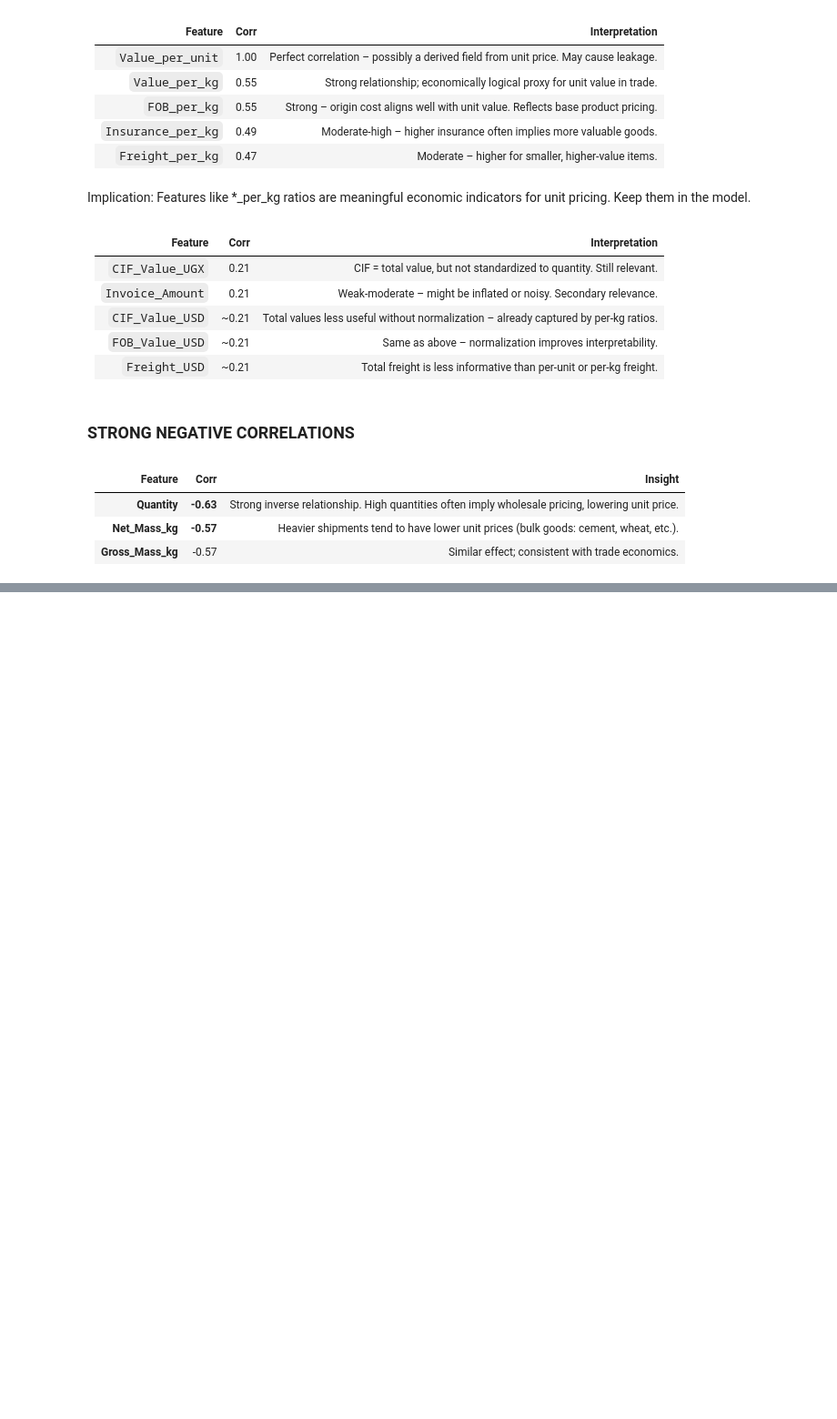
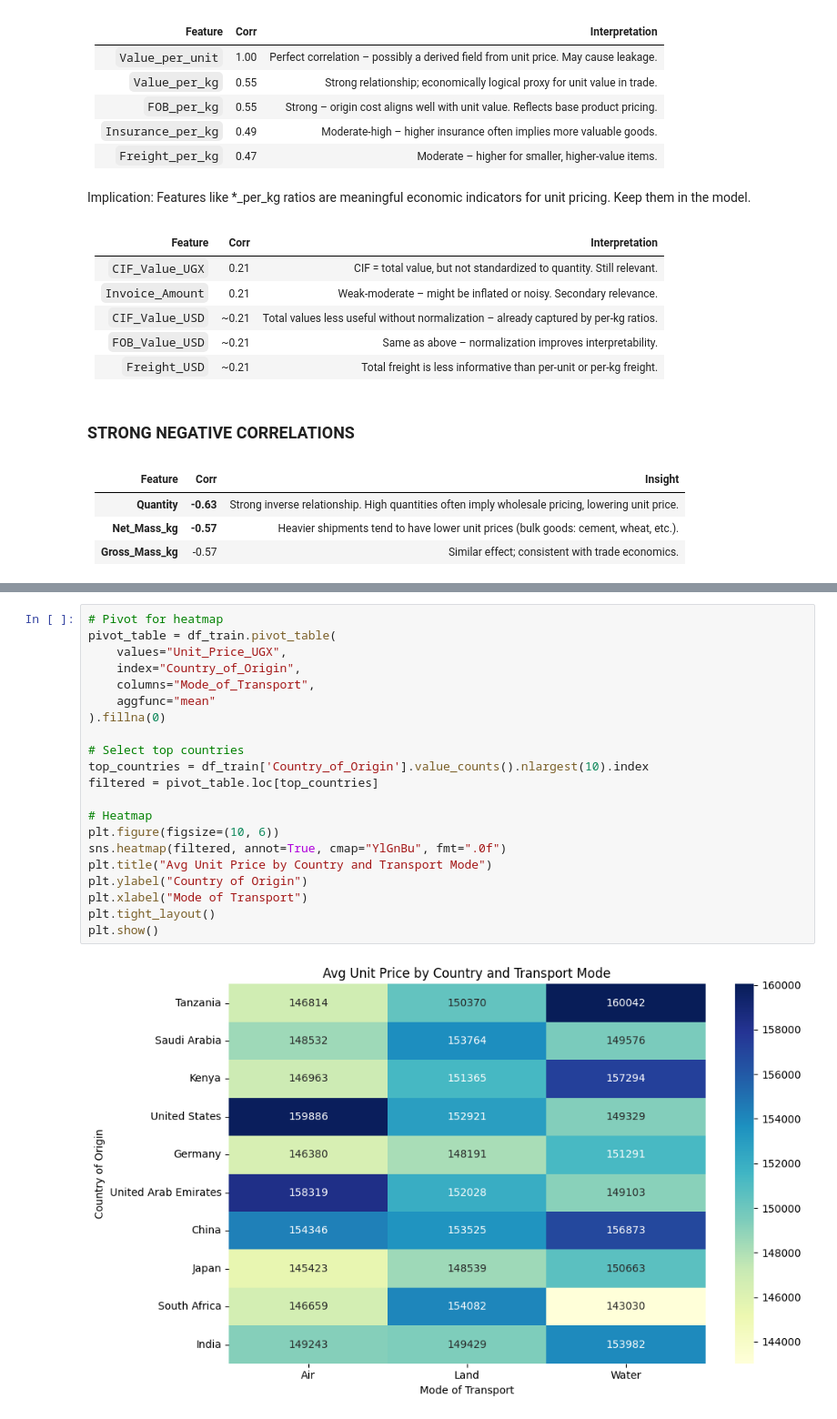
Before and after one commit to sentongo-web/valuation-task, a Jupyter notebook: valuation.ipynb, the cells around one changed output, grey strips where cells are left out. Shown at 91% size. Drawn from its saved outputs; the diff is of its cells as text; blank space fills up the shorter version.

```diff
--- a/valuation.ipynb
+++ b/valuation.ipynb
@@ -301,0 +319,23 @@ Implication: Features like *_per_kg ratios are meaningful economic indicators fo
+# %%
+# Pivot for heatmap
+pivot_table = df_train.pivot_table(
+    values="Unit_Price_UGX",
+    index="Country_of_Origin",
+    columns="Mode_of_Transport",
+    aggfunc="mean"
+).fillna(0)
+
+# Select top countries
+top_countries = df_train['Country_of_Origin'].value_counts().nlargest(10).index
+filtered = pivot_table.loc[top_countries]
+
+# Heatmap
+plt.figure(figsize=(10, 6))
+sns.heatmap(filtered, annot=True, cmap="YlGnBu", fmt=".0f")
+plt.title("Avg Unit Price by Country and Transport Mode")
+plt.ylabel("Country of Origin")
+plt.xlabel("Mode of Transport")
+plt.tight_layout()
+plt.show()
+# %% [output]
+[figure, added]
```
Also changed, not shown: parts of 3 cells of this notebook.
